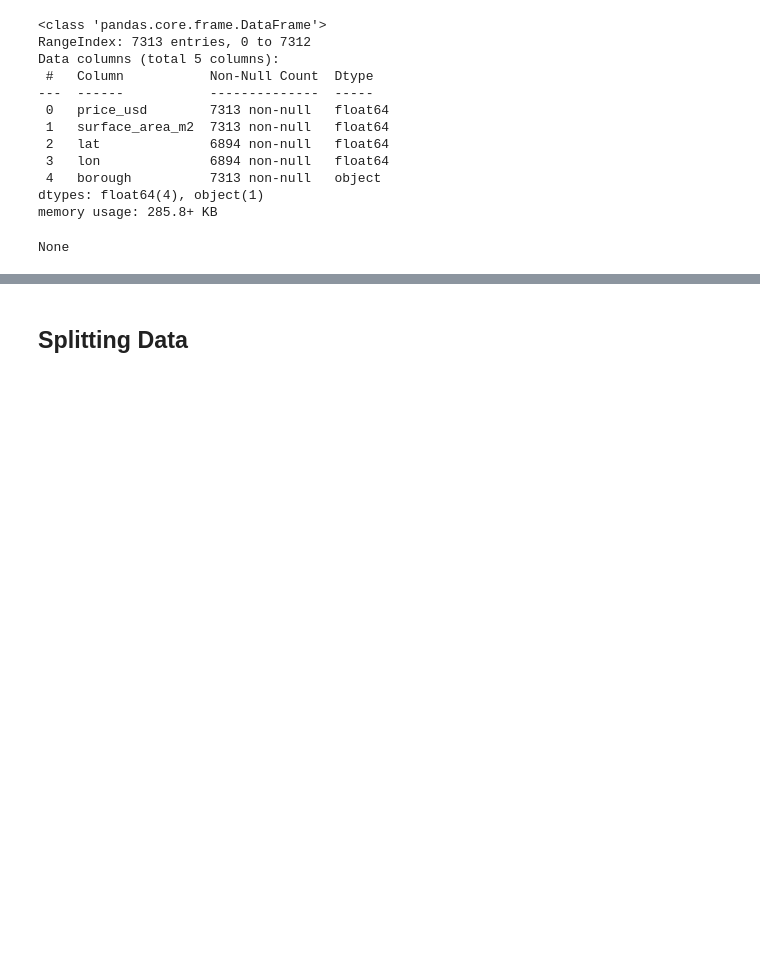
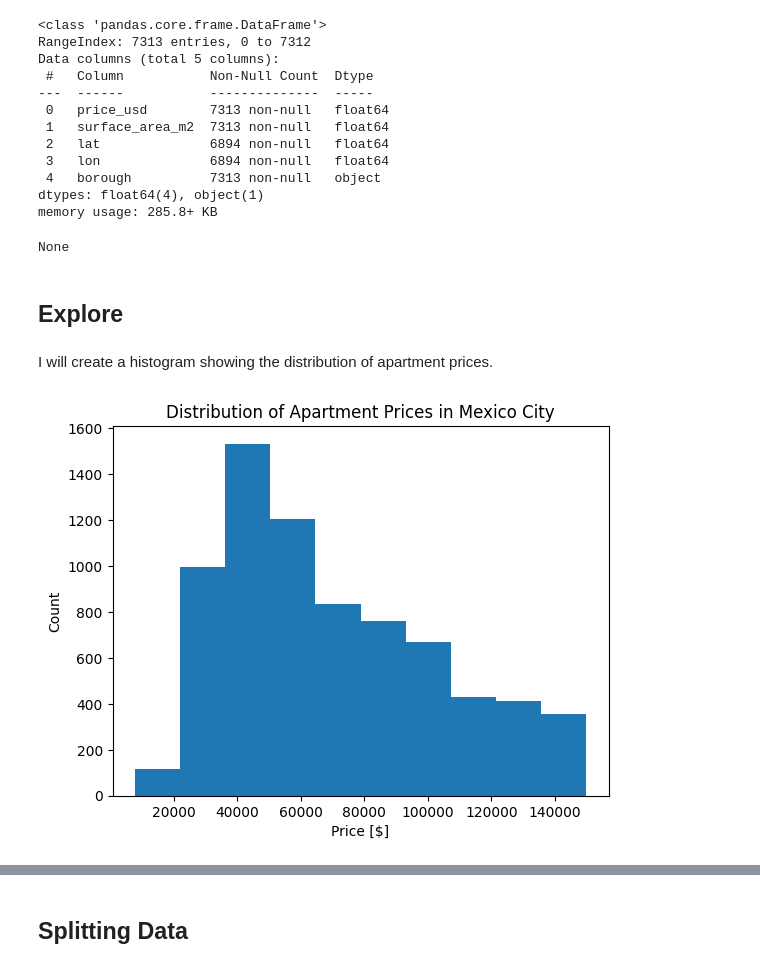
Before and after one commit to imanadeko/Predicting-Apartment-Prices-in-Mexico-City, a Jupyter notebook: notebook.ipynb, the cells around one changed output, grey strips where cells are left out. Cells and saved outputs as stored; diff of their text form; code cells hidden in the pictures; blank space fills up the shorter version.

```diff
--- a/notebook.ipynb
+++ b/notebook.ipynb
@@ -364,3 +364,19 @@ Data columns (total 5 columns):
 dtypes: float64(4), object(1)
 memory usage: 285.8+ KB
 None
+# %% [markdown]
+## Explore
+# %% [markdown]
+I will create a histogram showing the distribution of apartment prices.
+# %%
+# Build histogram
+plt.hist(x=df['price_usd'])
+
+# Label axes
+plt.xlabel('Price [$]')
+plt.ylabel('Count')
+
+# Add title
+plt.title('Distribution of Apartment Prices in Mexico City');
+# %% [output]
+[figure, added]
```
Also changed, not shown: parts of 11 cells of this notebook.
